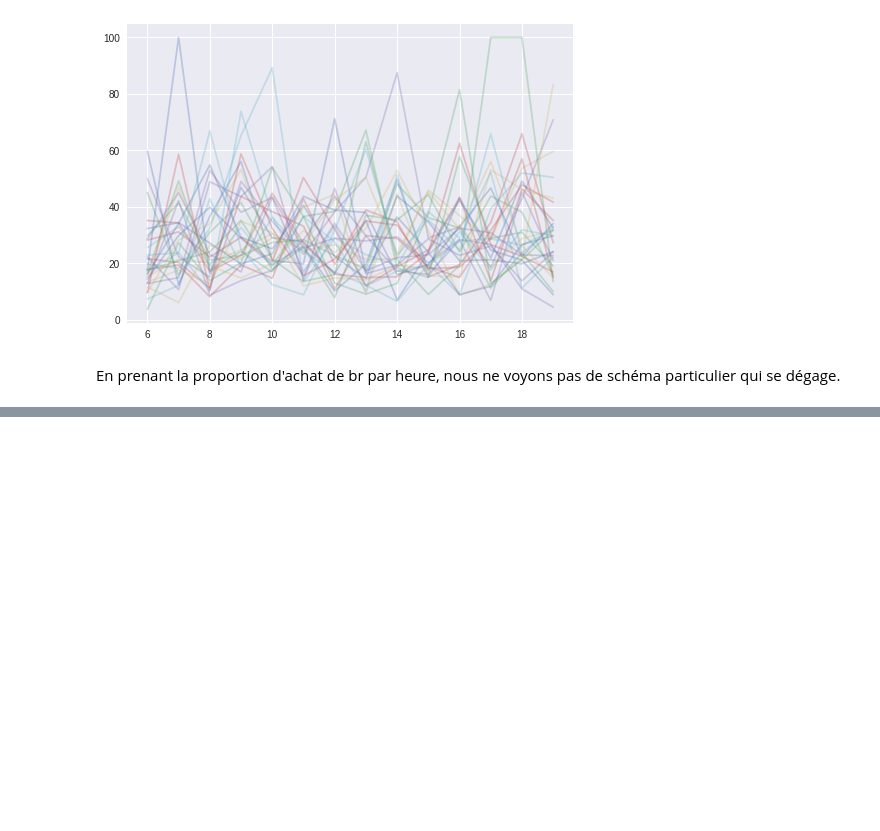
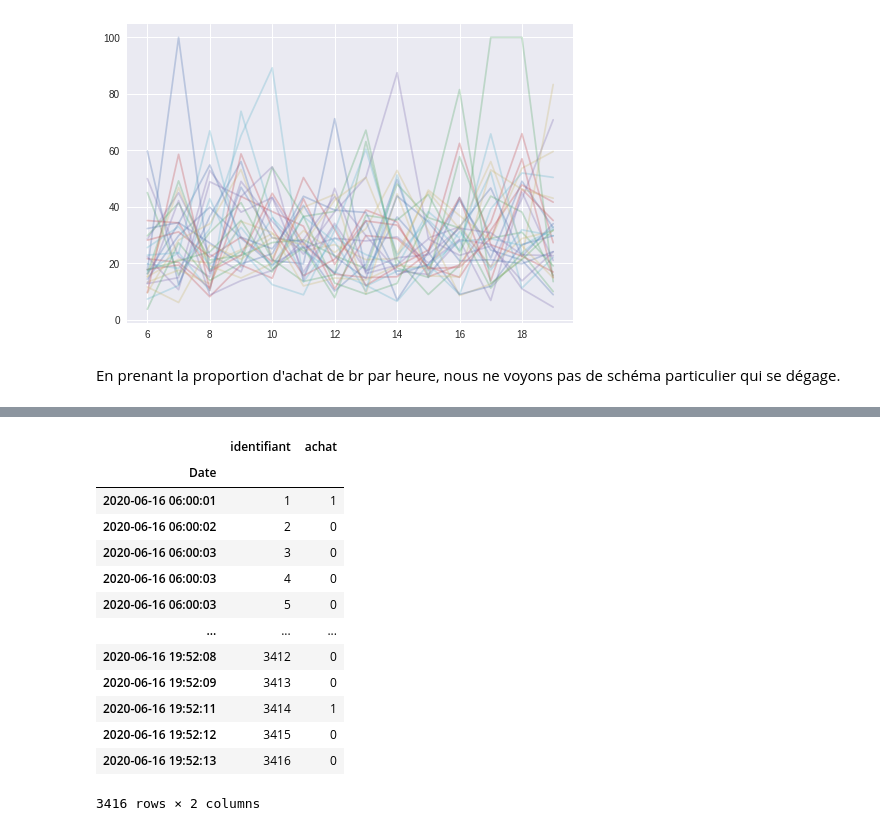
Before and after one commit to ThomasM-mecen/Displayce_internship, a Jupyter notebook: Pacing/Proportion d'achat.ipynb, the cells around one changed output, grey strips where cells are left out. Saved outputs shown, nothing was run; the diff lists cells and outputs as text; code cells hidden in the pictures; blank space fills up the shorter version.

```diff
--- a/Pacing/Proportion d'achat.ipynb
+++ b/Pacing/Proportion d'achat.ipynb
@@ -152,0 +170,17 @@ En prenant la proportion d'achat de br par heure, nous ne voyons pas de schéma
+# %%
+test
+# %% [output]
+|  | identifiant | achat |
+| Date |  |  |
+| 2020-06-16 06:00:01 | 1 | 1 |
+| 2020-06-16 06:00:02 | 2 | 0 |
+| 2020-06-16 06:00:03 | 3 | 0 |
+| 2020-06-16 06:00:03 | 4 | 0 |
+| 2020-06-16 06:00:03 | 5 | 0 |
+| ... | ... | ... |
+| 2020-06-16 19:52:08 | 3412 | 0 |
+| 2020-06-16 19:52:09 | 3413 | 0 |
+| 2020-06-16 19:52:11 | 3414 | 1 |
+| 2020-06-16 19:52:12 | 3415 | 0 |
+| 2020-06-16 19:52:13 | 3416 | 0 |
+3416 rows × 2 columns
```
Also changed, not shown: parts of 6 cells of this notebook, 2 other files.
